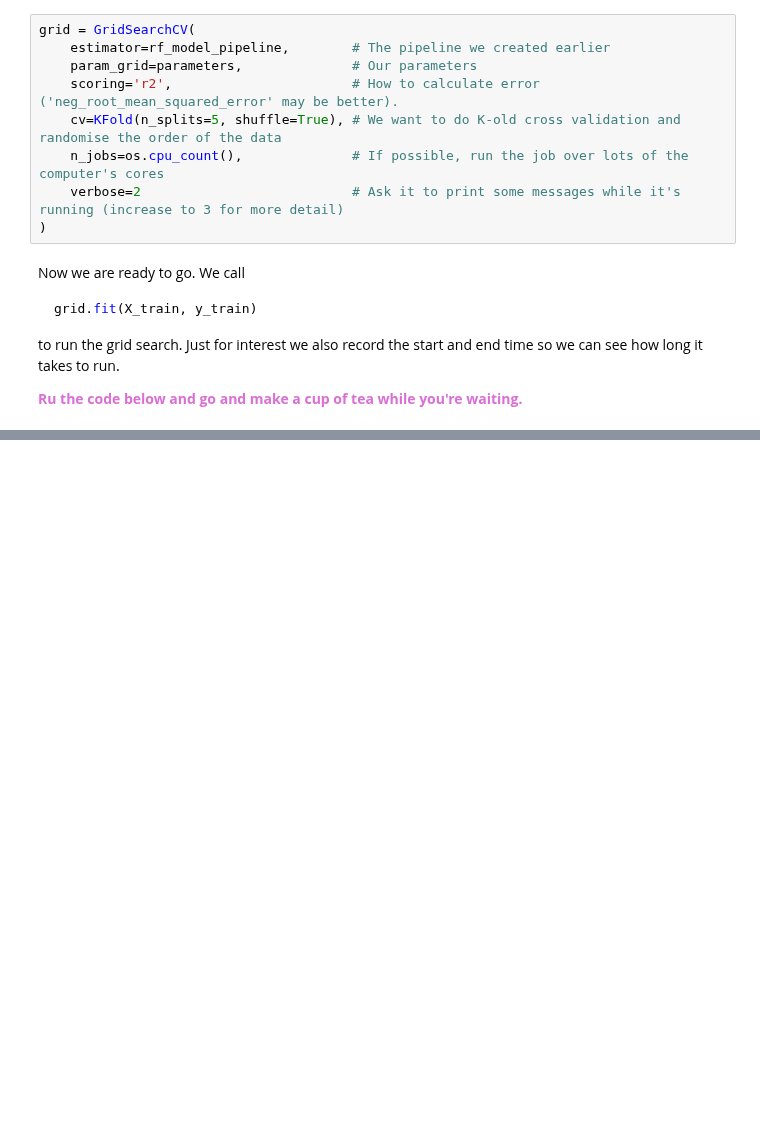
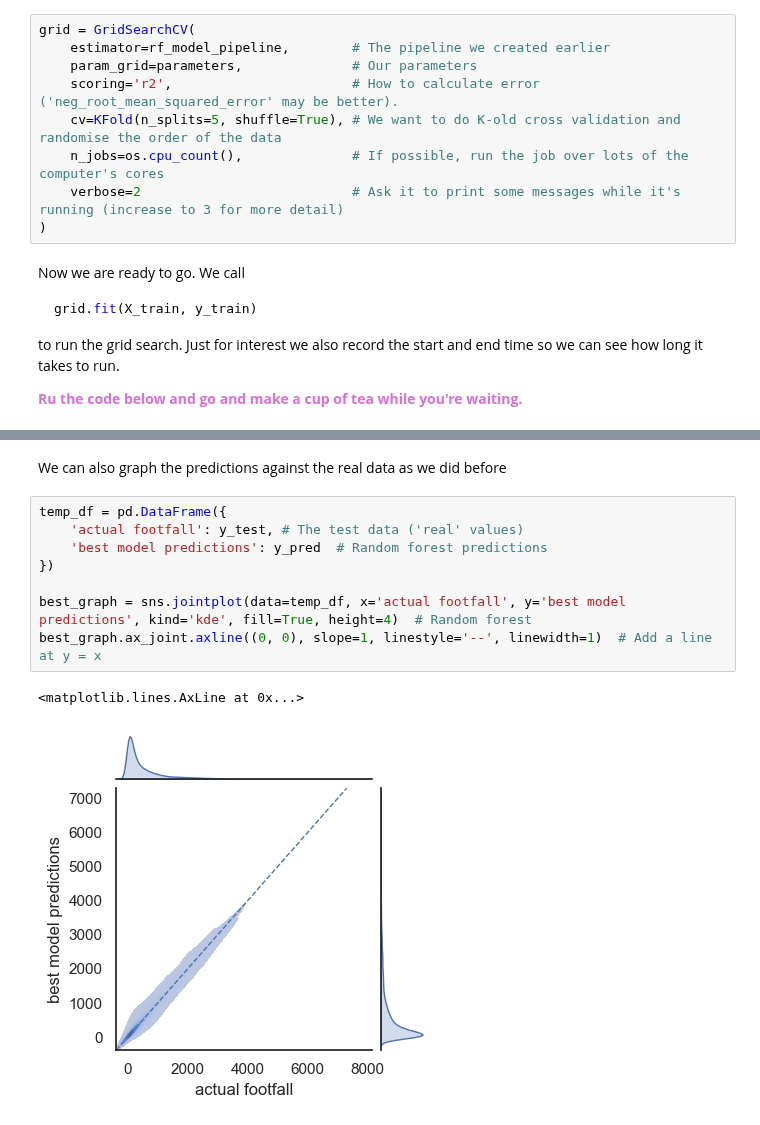
Before and after one commit to MSc-Urban-Environmental-Leeds/GEOG5415M-Programming-for-Spatial-Data-Science, a Jupyter notebook: notebooks/Week_7_ML_in_Action.ipynb, the cells around one changed output, grey strips where cells are left out. Drawn from its saved outputs; the diff is of its cells as text; blank space fills up the shorter version.

```diff
--- a/notebooks/Week_7_ML_in_Action.ipynb
+++ b/notebooks/Week_7_ML_in_Action.ipynb
@@ -548 +802,14 @@ print(f"Grid search finished in {end - start:.2f} seconds")
+# %% [markdown]
+We can also graph the predictions against the real data as we did before
+# %%
+temp_df = pd.DataFrame({
+    'actual footfall': y_test, # The test data ('real' values)
+    'best model predictions': y_pred  # Random forest predictions
+})
+
+best_graph = sns.jointplot(data=temp_df, x='actual footfall', y='best model predictions', kind='kde', fill=True, height=4)  # Random forest
+best_graph.ax_joint.axline((0, 0), slope=1, linestyle='--', linewidth=1)  # Add a line at y = x
+# %% [output]
+<matplotlib.lines.AxLine at 0x...>
+[figure, added]
 # %% [markdown]
```
Also changed, not shown: parts of 33 cells of this notebook.
